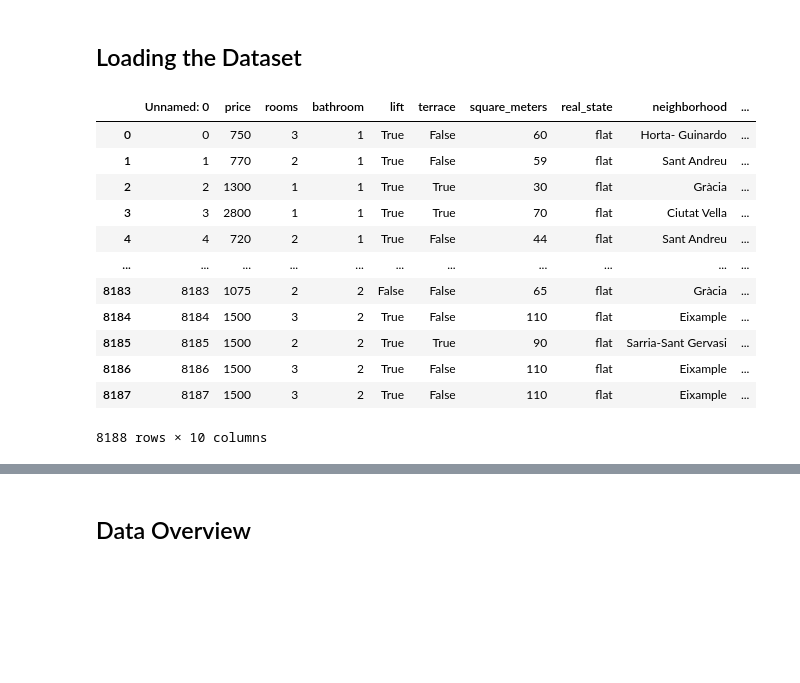
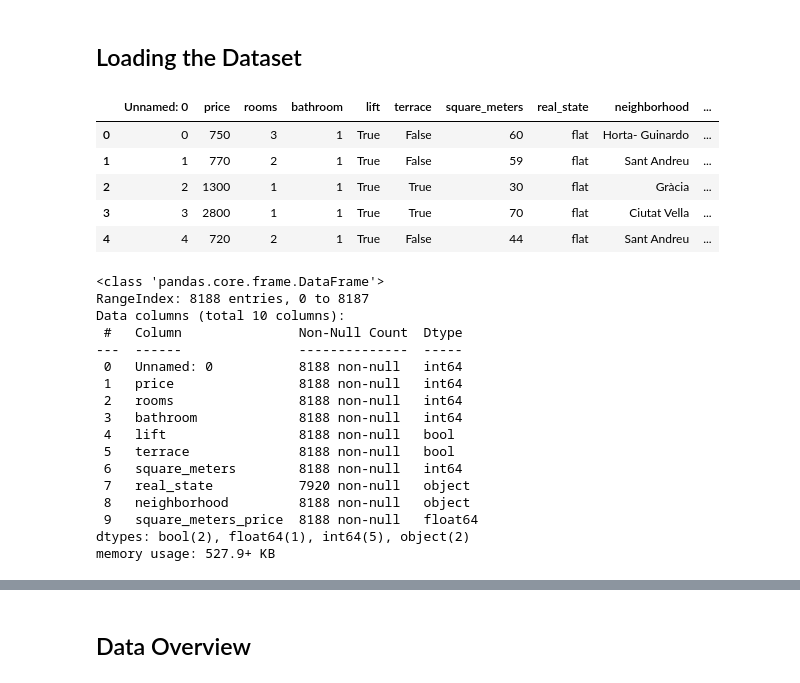
Before and after one commit to otrocarlosmartinez/PROJECT1, a Jupyter notebook: PROJECT1_TEAM2.ipynb, the cells around one changed output, grey strips where cells are left out. Cells and saved outputs as stored; diff of their text form; code cells hidden in the pictures; blank space fills up the shorter version.

```diff
--- a/PROJECT1_TEAM2.ipynb
+++ b/PROJECT1_TEAM2.ipynb
@@ -26,18 +26,31 @@ import pandas as pd
 # %%
 df=pd.read_csv('Barcelona_Fotocasa_HousingPrices.csv')
 # %%
-df
+df.head()
 # %% [output]
 |  | Unnamed: 0 | price | rooms | bathroom | lift | terrace | square_meters | real_state | neighborhood | ... |
 | 0 | 0 | 750 | 3 | 1 | True | False | 60 | flat | Horta- Guinardo | ... |
 | 1 | 1 | 770 | 2 | 1 | True | False | 59 | flat | Sant Andreu | ... |
 | 2 | 2 | 1300 | 1 | 1 | True | True | 30 | flat | Gràcia | ... |
 | 3 | 3 | 2800 | 1 | 1 | True | True | 70 | flat | Ciutat Vella | ... |
 | 4 | 4 | 720 | 2 | 1 | True | False | 44 | flat | Sant Andreu | ... |
-| ... | ... | ... | ... | ... | ... | ... | ... | ... | ... | ... |
-| 8183 | 8183 | 1075 | 2 | 2 | False | False | 65 | flat | Gràcia | ... |
-| 8184 | 8184 | 1500 | 3 | 2 | True | False | 110 | flat | Eixample | ... |
-| 8185 | 8185 | 1500 | 2 | 2 | True | True | 90 | flat | Sarria-Sant Gervasi | ... |
-| 8186 | 8186 | 1500 | 3 | 2 | True | False | 110 | flat | Eixample | ... |
-| 8187 | 8187 | 1500 | 3 | 2 | True | False | 110 | flat | Eixample | ... |
-8188 rows × 10 columns
+# %%
+df.info()
+# %% [output]
+<class 'pandas.core.frame.DataFrame'>
+RangeIndex: 8188 entries, 0 to 8187
+Data columns (total 10 columns):
+ #   Column               Non-Null Count  Dtype
+---  ------               --------------  -----
+ 0   Unnamed: 0           8188 non-null   int64
+ 1   price                8188 non-null   int64
+ 2   rooms                8188 non-null   int64
+ 3   bathroom             8188 non-null   int64
+ 4   lift                 8188 non-null   bool
+ 5   terrace              8188 non-null   bool
+ 6   square_meters        8188 non-null   int64
+ 7   real_state           7920 non-null   object
+ 8   neighborhood         8188 non-null   object
+ 9   square_meters_price  8188 non-null   float64
+dtypes: bool(2), float64(1), int64(5), object(2)
+memory usage: 527.9+ KB
```
Also changed, not shown: parts of 11 cells of this notebook.
